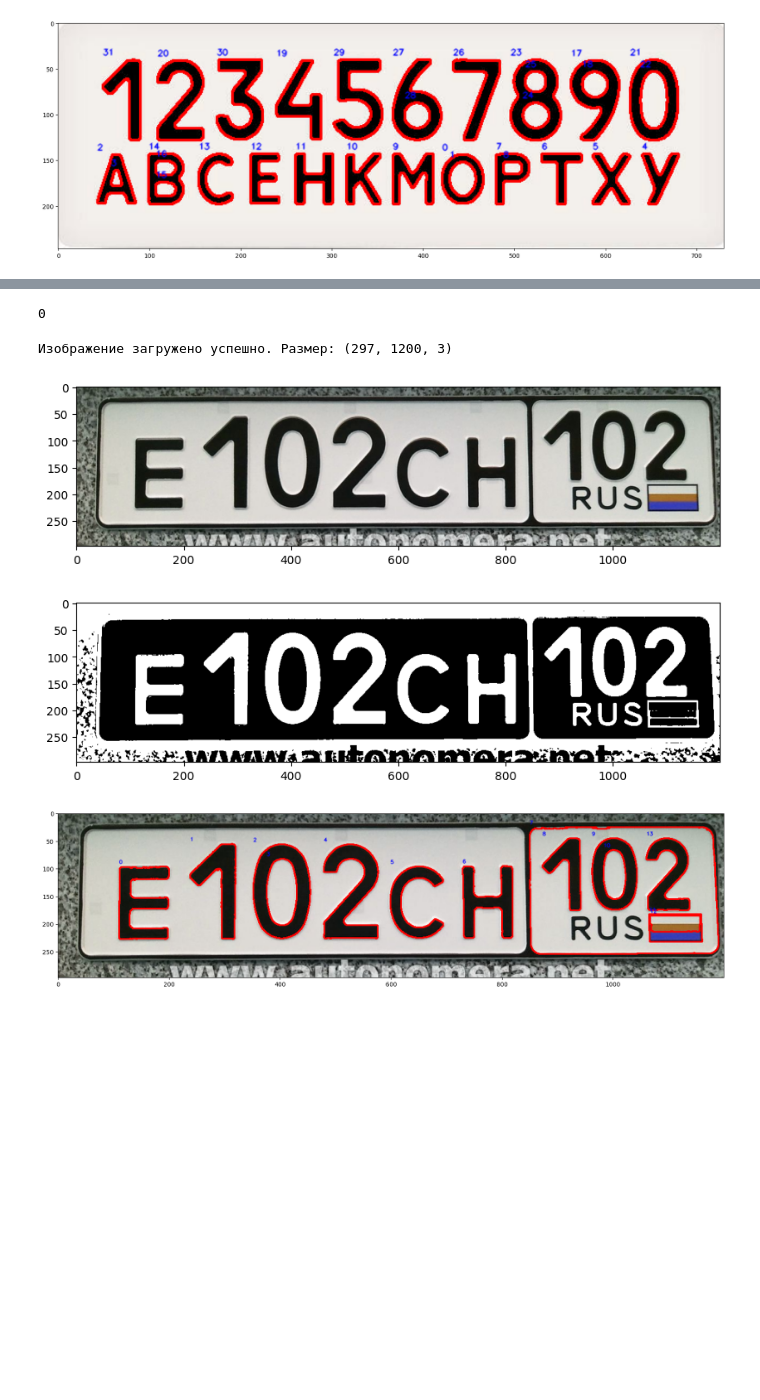
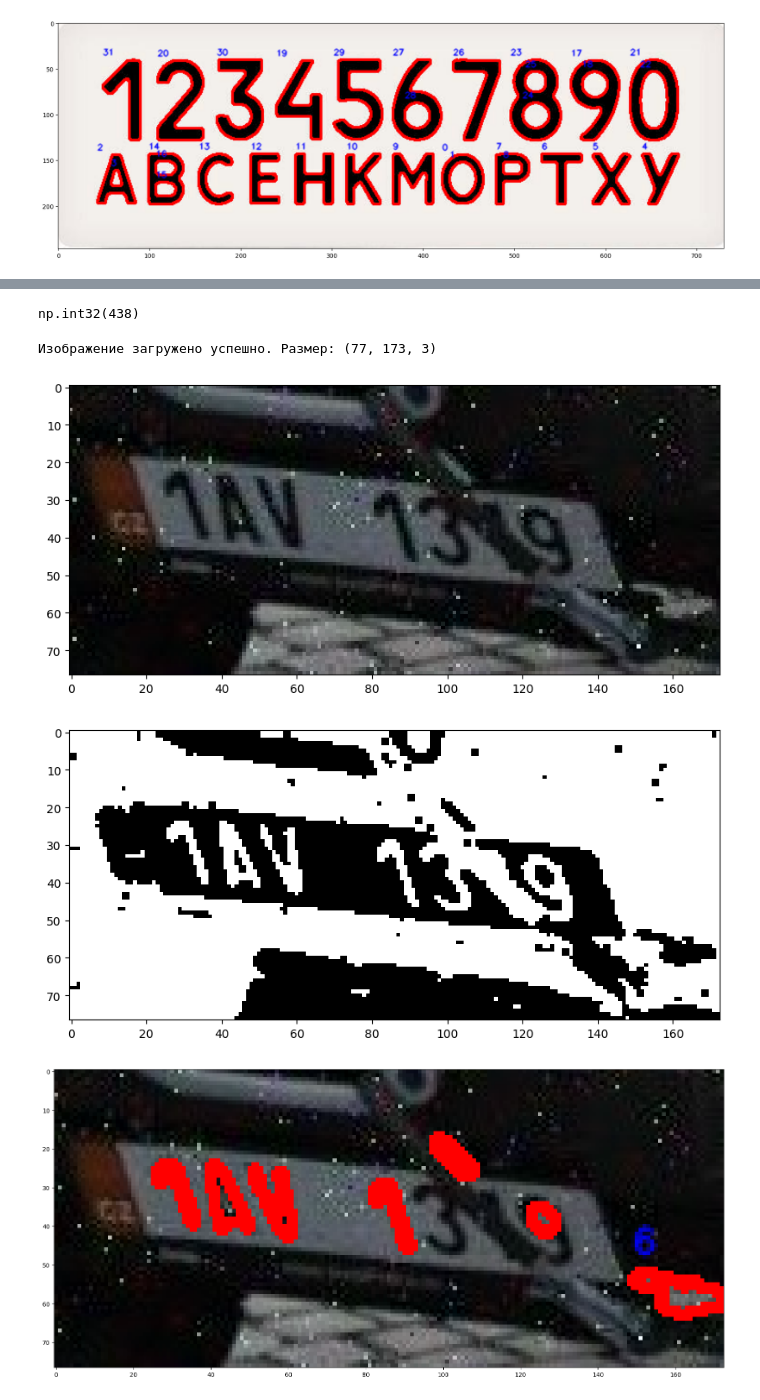
Before and after one commit to ZOaZOaZoa/MAODI, a Jupyter notebook: ЛР4/main.ipynb, the cells around one changed output, grey strips where cells are left out. Drawn from its saved outputs; the diff is of its cells as text; code cells hidden in the pictures; blank space fills up the shorter version.

```diff
--- a/ЛР4/main.ipynb
+++ b/ЛР4/main.ipynb
@@ -24,7 +24,7 @@ def imshow_grayscale(img):
 picture_files_path = './jpg/'
 file1 = picture_files_path + 'dict__2.jpg'
 
-def read_binarize(file, show_additional_steps=True):
+def read_binarize(file, show_additional_steps=True, binarize_threshold = 141):
     dict_img = cv.imread(file)
 
     if dict_img is None:
@@ -41,7 +41,7 @@ def read_binarize(file, show_additional_steps=True):
 
     dict_hsv = cv.blur(dict_img, (2, 2))
     dict_hsv = cv.cvtColor(dict_hsv, cv.COLOR_BGR2HSV)
-    dict_mask = cv.inRange(dict_hsv, (0, 0, 0), (255, 255, 141))
+    dict_mask = cv.inRange(dict_hsv, (0, 0, 0), (255, 255, binarize_threshold))
 
     imshow_grayscale(dict_mask)
 
@@ -304,19 +302,20 @@ print(test_countour.contour_length())
 # %%
 contours[0][0][0][0]
 # %% [output]
-0
+np.int32(438)
 # %%
 from time import perf_counter
 
-to_open = picture_files_path + 'n11.jpg'
+to_open = picture_files_path + 'Variant2.jpg'
+binarize_threshold = 50
 
 start_time = perf_counter()
-dict_img, dict_mask, contours, hierarchy = read_binarize(to_open, show_additional_steps=False)
+dict_img, dict_mask, contours, hierarchy = read_binarize(to_open, show_additional_steps=False, binarize_threshold=binarize_threshold)
 predobr_end_time = perf_counter()
 
 filtered_contours = []
-min_area = 1500
-max_perimeter = 2000
+min_area = 25
+max_perimeter = 200
 for i, contour in enumerate(contours):
     area = cv.contourArea(contour)
     contour_length = Contour(contour).contour_length()
@@ -324,34 +323,34 @@ for i, contour in enumerate(contours):
         filtered_contours.append(contour)
 
 def first_point_x(item):
     return item[0][0][0]
 
 filtered_contours = list(sorted(filtered_contours, key=first_point_x))
 
 contours_predobr_end_time = perf_counter()
 show_img_with_contours(dict_img, filtered_contours)
 contours_draw_end_time = perf_counter()
 
 number = ''
 for i, contour in enumerate(filtered_contours):
     similarities = calc_similaritites(contour)
     character, max_similarity = max(similarities.items(), key=lambda x: x[1])
     if max_similarity < 0.5:
         continue
 
     if len(number) < 6:
         number += character
     print(f'Контур {i:>3} наиболее похож на {character:>3} со схожестью {max_similarity:>5.2f}')
 classify_end_time = perf_counter()
 
 
 print(f'\nПолучили номер {number}')
 print(f'Чтение и предобратотка изображения: {(predobr_end_time - start_time)*1000:.0f}мс')
 print(f'Отсев лишних контуров и сортировка по координатам: {(contours_predobr_end_time - predobr_end_time)*1000:.0f}мс')
 print(f'Отрисовка контуров на изображении: {(contours_draw_end_time - contours_predobr_end_time)*1000:.0f}мс')
 print(f'Классификация контуров: {(classify_end_time - contours_draw_end_time)*1000:.0f}мс')
 # %% [output]
-Изображение загружено успешно. Размер: (297, 1200, 3)
+Изображение загружено успешно. Размер: (77, 173, 3)
-[figure, old version]
+[figure, new version]
-[figure, old version]
+[figure, new version]
-[figure, old version]
+[figure, new version]
```
Also changed, not shown: parts of 5 cells of this notebook, 2 other files.
